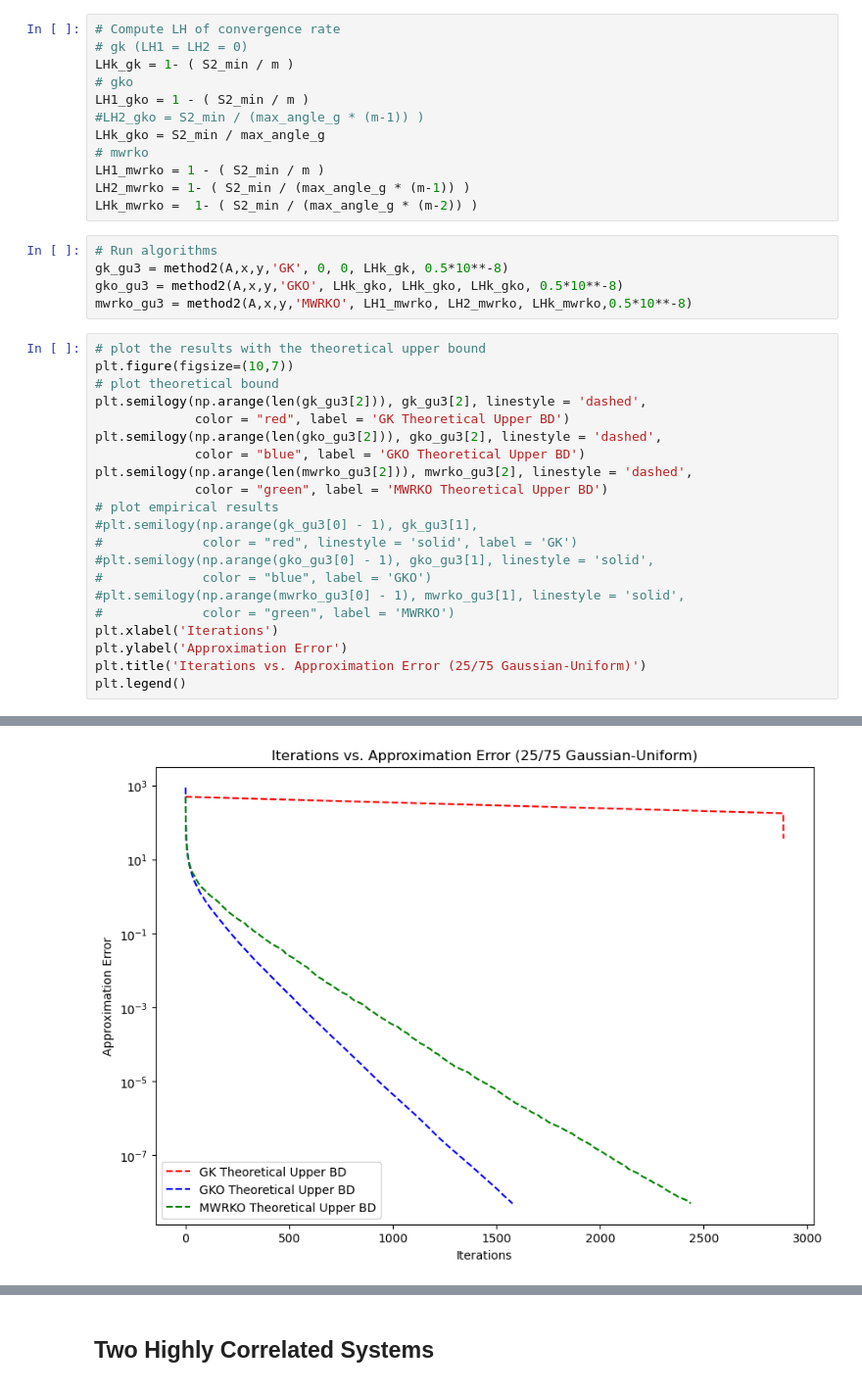
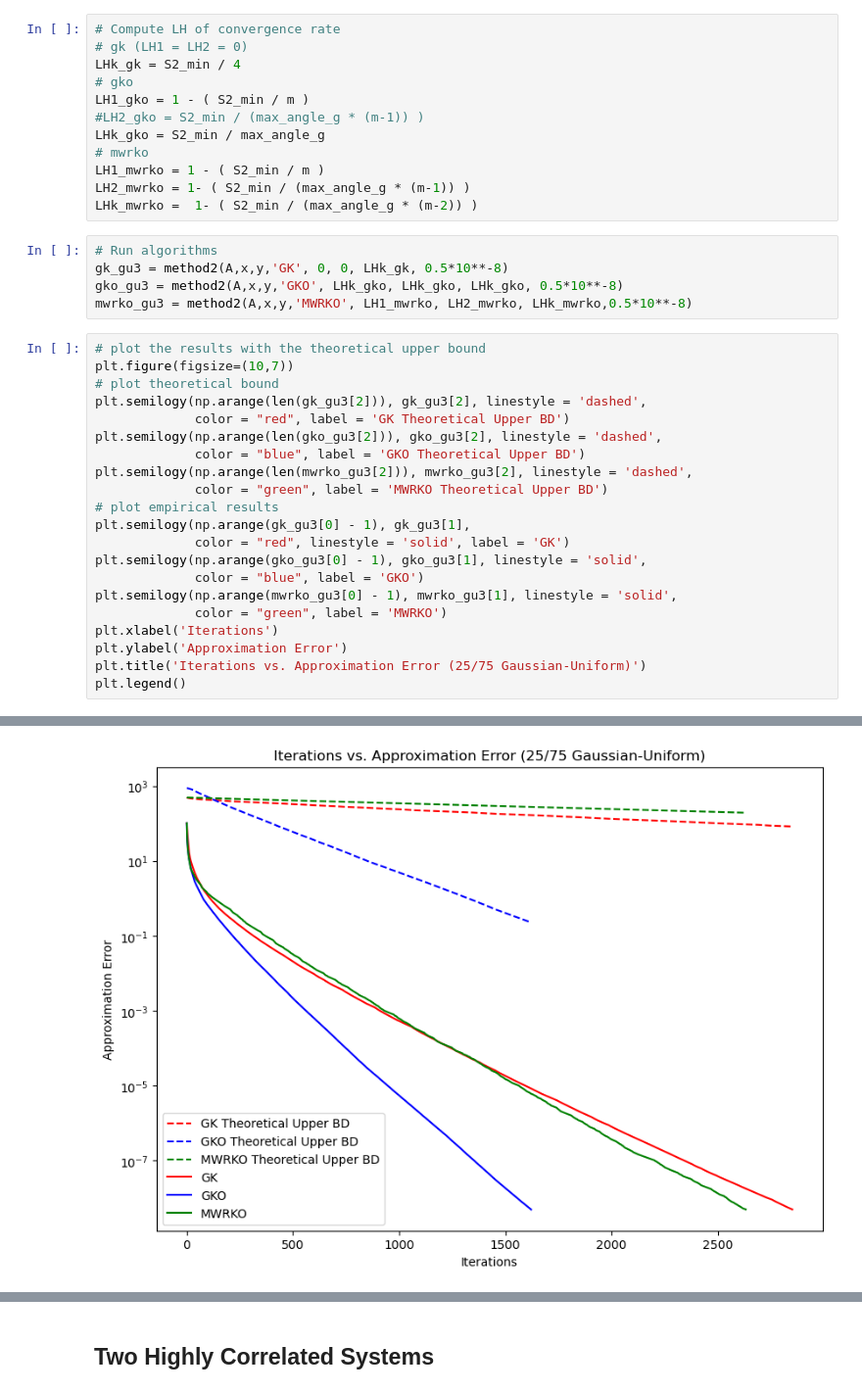
Before and after one commit to emicervantes/gko-23, a Jupyter notebook: scripts/synthetic-exp/synthetic-exp6.ipynb, the cells around one changed output, grey strips where cells are left out. Shown at 98% size. Drawn from its saved outputs; the diff is of its cells as text.

```diff
--- a/scripts/synthetic-exp/synthetic-exp6.ipynb
+++ b/scripts/synthetic-exp/synthetic-exp6.ipynb
@@ -584,7 +581,7 @@ max_row_norm_g = max(row_norm_g)
 # %%
 # Compute LH of convergence rate
 # gk (LH1 = LH2 = 0)
-LHk_gk = 1- ( S2_min / m )
+LHk_gk = S2_min / 4
 # gko
 LH1_gko = 1 - ( S2_min / m )
 #LH2_gko = S2_min / (max_angle_g * (m-1)) )
@@ -601,27 +598,27 @@ mwrko_gu3 = method2(A,x,y,'MWRKO', LH1_mwrko, LH2_mwrko, LHk_mwrko,0.5*10**-8)
 # %%
 # plot the results with the theoretical upper bound
 plt.figure(figsize=(10,7))
 # plot theoretical bound
 plt.semilogy(np.arange(len(gk_gu3[2])), gk_gu3[2], linestyle = 'dashed',
              color = "red", label = 'GK Theoretical Upper BD')
 plt.semilogy(np.arange(len(gko_gu3[2])), gko_gu3[2], linestyle = 'dashed',
              color = "blue", label = 'GKO Theoretical Upper BD')
 plt.semilogy(np.arange(len(mwrko_gu3[2])), mwrko_gu3[2], linestyle = 'dashed',
              color = "green", label = 'MWRKO Theoretical Upper BD')
 # plot empirical results
-#plt.semilogy(np.arange(gk_gu3[0] - 1), gk_gu3[1],
-#             color = "red", linestyle = 'solid', label = 'GK')
-#plt.semilogy(np.arange(gko_gu3[0] - 1), gko_gu3[1], linestyle = 'solid',
-#             color = "blue", label = 'GKO')
-#plt.semilogy(np.arange(mwrko_gu3[0] - 1), mwrko_gu3[1], linestyle = 'solid',
-#             color = "green", label = 'MWRKO')
+plt.semilogy(np.arange(gk_gu3[0] - 1), gk_gu3[1],
+             color = "red", linestyle = 'solid', label = 'GK')
+plt.semilogy(np.arange(gko_gu3[0] - 1), gko_gu3[1], linestyle = 'solid',
+             color = "blue", label = 'GKO')
+plt.semilogy(np.arange(mwrko_gu3[0] - 1), mwrko_gu3[1], linestyle = 'solid',
+             color = "green", label = 'MWRKO')
 plt.xlabel('Iterations')
 plt.ylabel('Approximation Error')
 plt.title('Iterations vs. Approximation Error (25/75 Gaussian-Uniform)')
 plt.legend()
 # %% [output]
 <matplotlib.legend.Legend at 0x...>
-[figure, old version]
+[figure, new version]
 # %%
 # plot the results with the theoretical upper bound
 plt.figure(figsize=(10,7))
```
Also changed, not shown: parts of 30 cells of this notebook, 1 other file.
